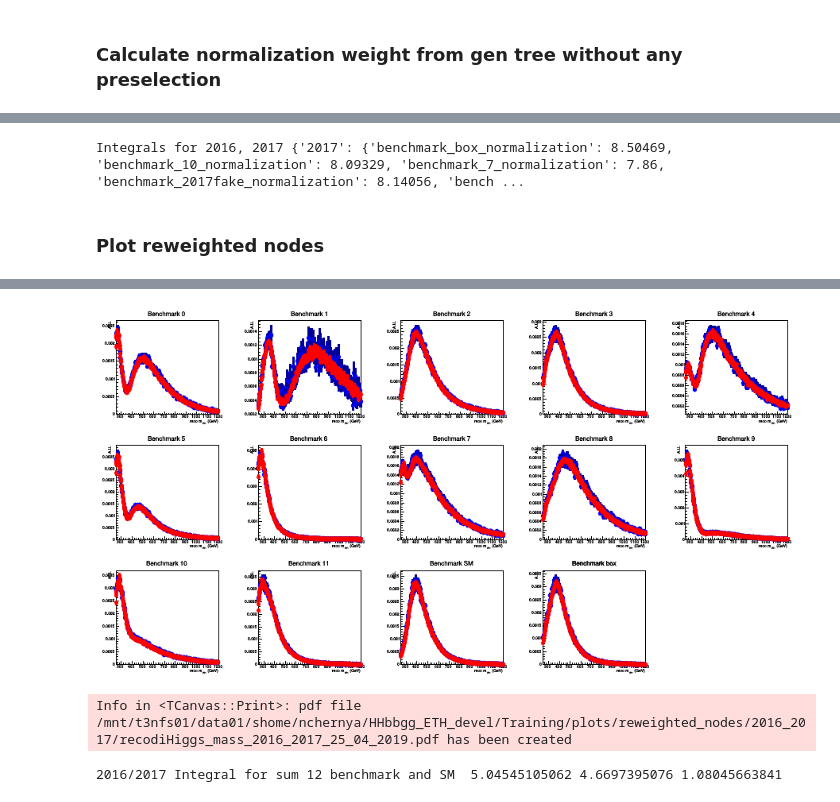
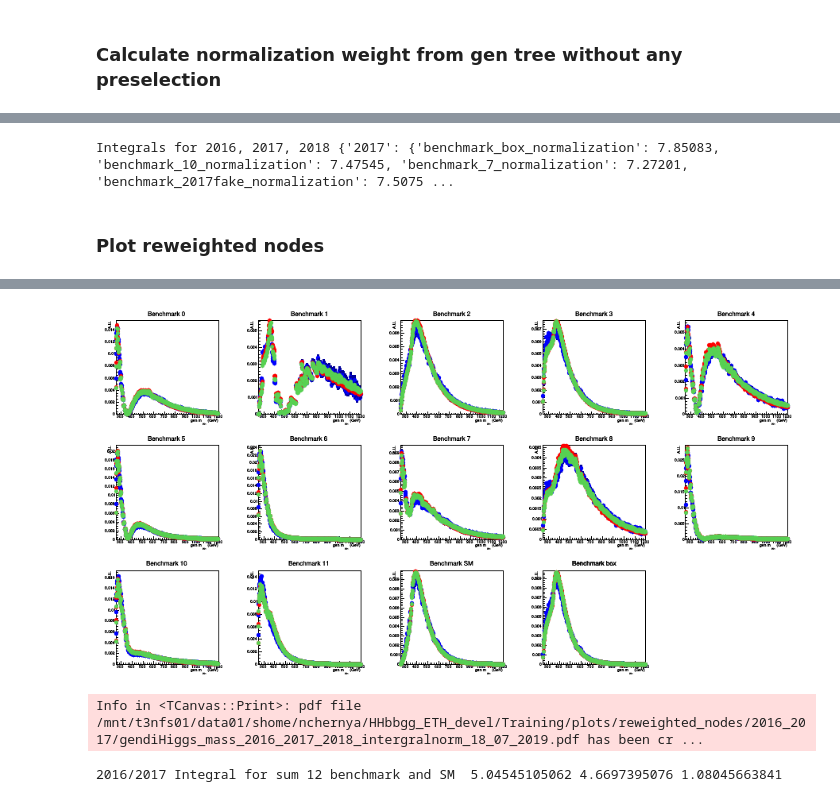
Before and after one commit to chernyavskaya/HHbbgg_ETH, a Jupyter notebook: Training/notebooks/makeHHreweightingHist.ipynb, the cells around one changed output, grey strips where cells are left out. Saved outputs shown, nothing was run; the diff lists cells and outputs as text; code cells hidden in the pictures.

Commit message:
update reweighting for 2016

```diff
--- a/Training/notebooks/makeHHreweightingHist.ipynb
+++ b/Training/notebooks/makeHHreweightingHist.ipynb
@@ -17,13 +19,13 @@ import json
 ## Create root file for creating a histogram needed for nodes reweighting
 # %%
 #file_dir = '/shome/nchernya/CMSSW_9_4_9/src/flashgg/output_oldnodes2016_30_01_2018/'   #2016 old nodes
-file_dir = '/shome/nchernya/HHbbgg_ETH_devel/root_files/HHreweighting_01_02_2018/'   #2017 nodes
-out_dir = '/shome/nchernya/HHbbgg_ETH_devel/root_files/HHreweighting_14_02_2018/'
-year = '2017'
+file_dir = '/shome/nchernya/HHbbgg_ETH_devel/root_files/HHreweighting_29_08_2019/'   #2017 nodes
+out_dir = '/shome/nchernya/HHbbgg_ETH_devel/root_files/HHreweighting_29_08_2019/'
+year = '2016'
 #outname = 'output_GluGluToHHTo2B2G_mix12nodes_13TeV-madgraph_%s.root'%year
-outname = 'output_GluGluToHHTo2B2G_mix6nodes_13TeV-madgraph_%s.root'%year
 #inname = 'output_GluGluToHHTo2B2G_12nodes_13TeV-madgraph.root'
-inname = 'output_GluGluToHHTo2B2G_6nodes_13TeV-madgraph_correctedcfg.root'
+outname = 'output_GluGluToHHTo2B2G_node_all_merged_%s.root'%year
+inname = 'output_GluGluToHHTo2B2G_node_all_%s.root'%year
 # %%
 out = TFile(out_dir+outname,'recreate')
 gen_events_per_node = []
@@ -33,9 +35,10 @@ dirGen = file.GetDirectory('genDiphotonDumper')
 dirGen = dirGen.GetDirectory('trees')
 tlistGen = TList()
 #for i in range(2,14): #for 2016
-for i in [2,3,4,7,9,12]: #for 2017
-    name = 'GluGluToHHTo2B2G_node_%d_13TeV_madgraph_correctedcfg_13TeV_DoubleHTag_0'%(i)
-    name_all = 'GluGluToHHTo2B2G_node_%d_13TeV_madgraph_correctedcfg_13TeV_NoTag_0'%(i)
+#for i in [2,3,4,7,9,12]: #for 2017
+if (1>0):
+    name = 'GluGluToHHTo2B2G_13TeV_DoubleHTag_0'
+    name_all = 'GluGluToHHTo2B2G_13TeV_NoTag_0'
     treeGen = dirGen.Get(name)
     treeGen_all = dirGen.Get(name_all)
     tlistGen.Add(treeGen)
@@ -102,6 +105,6 @@ out.Close()
 # %%
 plot_dir = '/mnt/t3nfs01/data01/shome/nchernya/HHbbgg_ETH_devel/Training/plots/reweighted_nodes/2016_2017/'
-date = '25_04_2019'
+date = '18_07_2019'
 # %% [markdown]
 ### Calculate normalization weight from gen tree without any preselection
 # %%
@@ -173,28 +187,31 @@ SM
 2017fake
 box
 # %%
-print 'Integrals for 2016, 2017', normalization
+print 'Integrals for 2016, 2017, 2018', normalization
 # %% [output]
-Integrals for 2016, 2017 {'2017': {'benchmark_box_normalization': 8.50469, 'benchmark_10_normalization': 8.09329, 'benchmark_7_normalization': 7.86, 'benchmark_2017fake_normalization': 8.14056, 'bench ...
+Integrals for 2016, 2017, 2018 {'2017': {'benchmark_box_normalization': 7.85083, 'benchmark_10_normalization': 7.47545, 'benchmark_7_normalization': 7.27201, 'benchmark_2017fake_normalization': 7.5075 ...
 # %% [markdown]
 ### Plot reweighted nodes
 # %%
 sum=0.
 c = TCanvas("c","c",900,500)
 c.Divide(5,3)
-file_dir = '/shome/nchernya/HHbbgg_ETH_devel/root_files/ntuples_2016_20191903/'
+file_dir = '/work/nchernya/DiHiggs/inputs/newMicroAOD/nodes/'
 
-file_dir_2017 = '/shome/nchernya/HHbbgg_ETH_devel/root_files/ntuples_2017_20191903/'
+file_dir_2017 = file_dir
+file_dir_2018 = file_dir
+
 name='GluGluToHHTo2B2G_12nodes_13TeV_madgraph'
-filename  = 'output_GluGluToHHTo2B2G_nodesPlusSM_13TeV-madgraph'
-infile = TFile(file_dir+filename+'_merged.root')
-infile_2017 = TFile(file_dir_2017+filename+'_merged.root')
-
+filename  = 'output_GluGluToHHTo2B2G_node_all'
+infile = TFile(file_dir+filename+'_2016_merged.root')
+infile_2017 = TFile(file_dir+filename+'_2017_merged.root')
+infile_2018 = TFile(file_dir+filename+'_2018_merged.root')
 
 hists_list=[]
 hists_list_2017=[]
+hists_list_2018=[]
 reco_gen = ['','_GenAll']
-which_reco_gen = 0
+which_reco_gen = 1
 diHiggs_mass = ['diHiggs_mass','mhh']
 ranges = [500,250,1200]
 i=0
@@ -212,8 +229,20 @@ for num_node in nodes:
 
     norm_value = normalization['2017']['benchmark_%s_normalization'%num_node]
     tree_2017.Draw("%s>>hist_2017_%s"%(diHiggs_mass[which_reco_gen],num_node),"weight*benchmark_reweight_%s/%s"%(num_node,norm_value))
-    #  hist_2017.Scale(1./hist_2017.Integral())
+  #  hist_2017.Scale(1./hist_2017.Integral())
   #  print '2017 Integral for benchmark ',num_node,' : ', hist_2017.Integral()
+
+
+    tree_2018 = infile_2018.Get(name+reco_gen[which_reco_gen])
+    hist_2018 = TH1F("hist_2018_%s"%num_node,"hist_2018_%s"%num_node,ranges[0],ranges[1],ranges[2])
+    hist_2018.SetLineColor(8)
+    hist_2018.SetLineStyle(8)
+    hist_2018.SetMarkerColor(8)
+
+    norm_value = normalization['2018']['benchmark_%s_normalization'%num_node]
+    tree_2018.Draw("%s>>hist_2018_%s"%(diHiggs_mass[which_reco_gen],num_node),"weight*benchmark_reweight_%s/%s"%(num_node,norm_value))
+#    hist_2018.Scale(1./hist_2018.Integral())
+
 
     tree = infile.Get(name+reco_gen[which_reco_gen])
     hist = TH1F("hist_2016_%s"%num_node,"hist_2016_%s"%num_node,ranges[0],ranges[1],ranges[2])
@@ -227,23 +256,21 @@ for num_node in nodes:
     norm_value = normalization['2016']['benchmark_%s_normalization'%num_node]
     tree.Draw("%s>>hist_2016_%s"%(diHiggs_mass[which_reco_gen],num_node),"weight*benchmark_reweight_%s/%s"%(num_node,norm_value))
 
-  #  hist.Scale(1./hist.Integral())
+   # hist.Scale(1./hist.Integral())
  #   print '2016 Integral for benchmark ',num_node,' : ', hist.Integral()
 
     print '2016/2017 Integral for benchmark ',num_node,' : ', hist.Integral()/hist_2017.Integral()
 
 
-    hist.Draw("APsame")
+    hist.Draw("ALsame")
     hists_list.append(hist)
     hist_2017.Draw("same")
     hists_list_2017.append(hist_2017)
-
-    hists_list.append(hist_sum)
-    hists_list_2017.append(hist_sum_2017)
-
+    hist_2018.Draw("same")
+    hists_list_2018.append(hist_2018)
 
     i+=1
 c.Draw()
-if which_reco_gen ==0 : c.SaveAs(plot_dir+'recodiHiggs_mass_2016_2017_'+date+'.pdf')
-else : c.SaveAs(plot_dir+'gendiHiggs_mass_2016_2017_'+date+'.pdf')
+if which_reco_gen ==0 : c.SaveAs(plot_dir+'recodiHiggs_mass_2016_2017_2018_'+date+'.pdf')
+else : c.SaveAs(plot_dir+'gendiHiggs_mass_2016_2017_2018_'+date+'.pdf')
 # %% [output]
@@ -264,5 +291,5 @@ else : c.SaveAs(plot_dir+'gendiHiggs_mass_2016_2017_'+date+'.pdf')
-[figure, old version]
+[figure, new version]
-Info in <TCanvas::Print>: pdf file /mnt/t3nfs01/data01/shome/nchernya/HHbbgg_ETH_devel/Training/plots/reweighted_nodes/2016_2017/recodiHiggs_mass_2016_2017_25_04_2019.pdf has been created
+Info in <TCanvas::Print>: pdf file /mnt/t3nfs01/data01/shome/nchernya/HHbbgg_ETH_devel/Training/plots/reweighted_nodes/2016_2017/gendiHiggs_mass_2016_2017_2018_intergralnorm_18_07_2019.pdf has been cr ...
 # %%
 sum=0.
 c = TCanvas("c","c",500,500)
```
Also changed, not shown: parts of 5 cells of this notebook, 2 other files.
